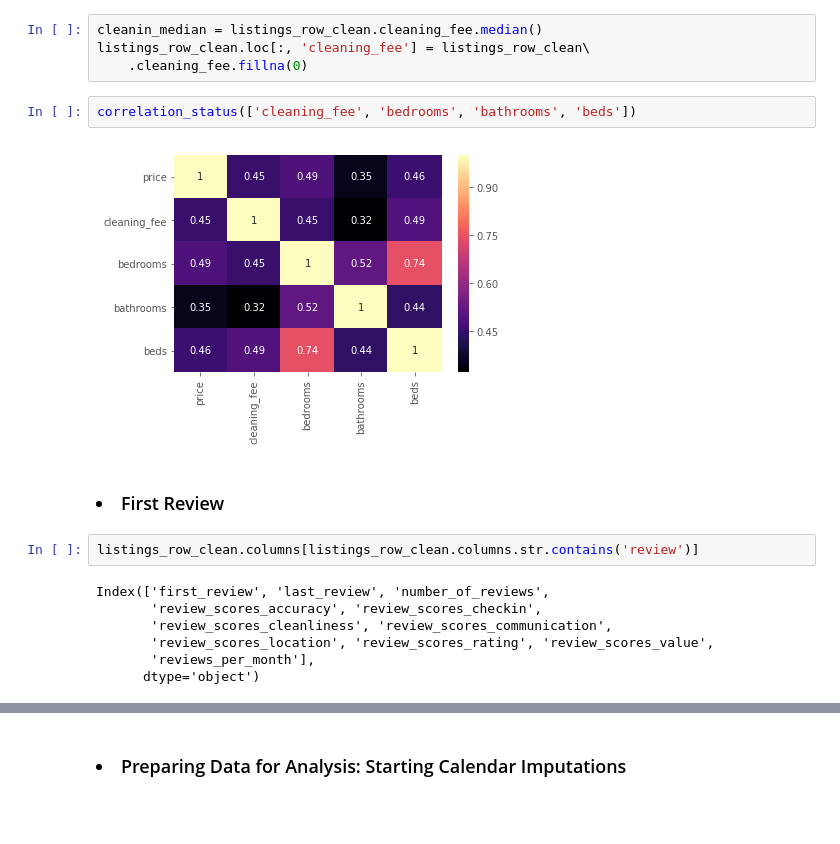
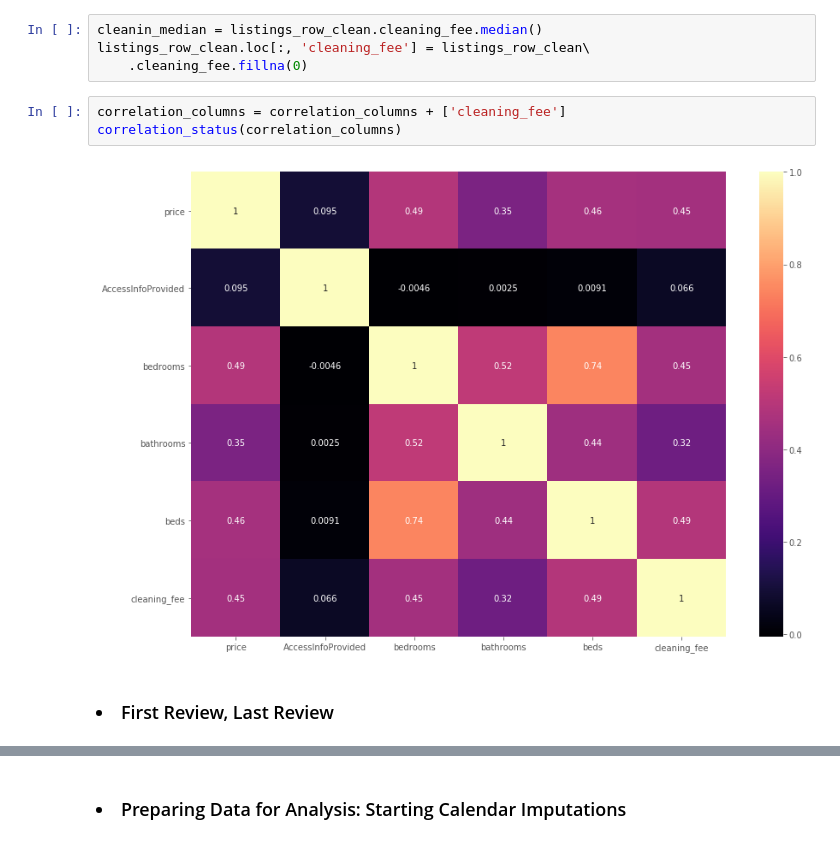
Before and after one commit to samlexrod/airbnb_ml, a Jupyter notebook: Airbnb_Analysis.ipynb, the cells around one changed output, grey strips where cells are left out. Drawn from its saved outputs; the diff is of its cells as text; blank space fills up the shorter version.

```diff
--- a/Airbnb_Analysis.ipynb
+++ b/Airbnb_Analysis.ipynb
@@ -969,18 +1056,10 @@ listings_row_clean.groupby(grouper).size().to_frame('counts')
 cleanin_median = listings_row_clean.cleaning_fee.median()
 listings_row_clean.loc[:, 'cleaning_fee'] = listings_row_clean\
     .cleaning_fee.fillna(0)
-# %%
-correlation_status(['cleaning_fee', 'bedrooms', 'bathrooms', 'beds'])
-# %% [output]
-[figure, removed]
+# %%
+correlation_columns = correlation_columns + ['cleaning_fee']
+correlation_status(correlation_columns)
+# %% [output]
+[figure, added]
 # %% [markdown]
-### <li> First Review
+### <li> First Review, Last Review
-# %%
-listings_row_clean.columns[listings_row_clean.columns.str.contains('review')]
-# %% [output]
-Index(['first_review', 'last_review', 'number_of_reviews',
-       'review_scores_accuracy', 'review_scores_checkin',
-       'review_scores_cleanliness', 'review_scores_communication',
-       'review_scores_location', 'review_scores_rating', 'review_scores_value',
-       'reviews_per_month'],
-      dtype='object')
```
Also changed, not shown: parts of 44 cells of this notebook.
